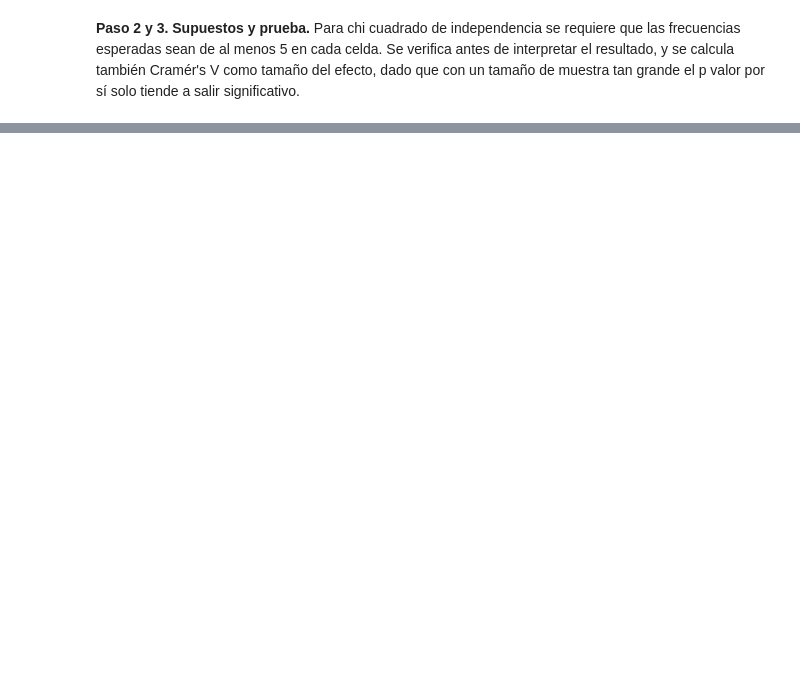
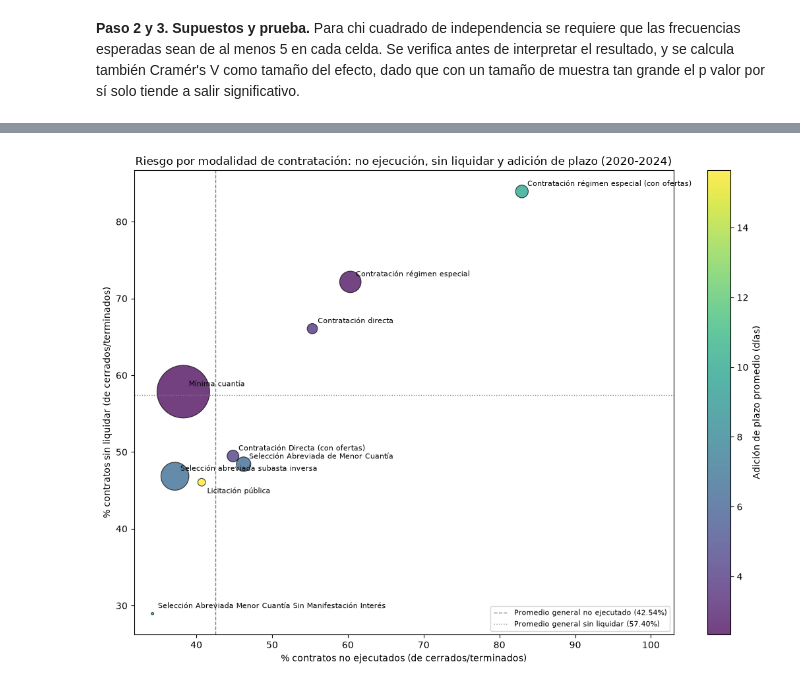
Before and after one commit to linamu24/CienciaDatosTaller1, a Jupyter notebook: notebooks/02_estrategia_y_desarrollo.ipynb, the cells around one changed output, grey strips where cells are left out. Cells and saved outputs as stored; diff of their text form; code cells hidden in the pictures; blank space fills up the shorter version.

```diff
--- a/notebooks/02_estrategia_y_desarrollo.ipynb
+++ b/notebooks/02_estrategia_y_desarrollo.ipynb
@@ -738,0 +362,18 @@ Finalmente, este análisis identifica asociaciones estadísticas y patrones desc
+# %%
+tabla_counts = pd.crosstab(df_cerrados['modalidad_de_contratacion'], df_cerrados['sin_liquidar'])
+tabla_pct = pd.crosstab(df_cerrados['modalidad_de_contratacion'], df_cerrados['sin_liquidar'], normalize='index') * 100
+
+print("Tabla de conteos")
+print(tabla_counts)
+print()
+print("Porcentaje sin_liquidar (columna 1) por modalidad")
+print(tabla_pct[1].sort_values(ascending=False))
+
+chi2, p, dof, expected = stats.chi2_contingency(tabla_counts)
+print()
+print(f"Chi2 = {chi2}, p = {p}, grados de libertad = {dof}")
+print(f"Minima frecuencia esperada: {expected.min()}")
+
+n = tabla_counts.sum().sum()
+cramers_v = np.sqrt(chi2 / (n * (min(tabla_counts.shape) - 1)))
+print(f"Cramér V: {cramers_v}")
@@ -738,0 +422,50 @@ Finalmente, este análisis identifica asociaciones estadísticas y patrones desc
+# %%
+resumen_modalidad = df_limpio.groupby('modalidad_de_contratacion').agg(
+    n_contratos=('modalidad_de_contratacion', 'size'),
+    dias_adicionados_promedio=('dias_adicionados', 'mean')
+)
+
+resumen_modalidad['pct_no_ejecutado'] = proporciones[True]
+resumen_modalidad['pct_sin_liquidar'] = tabla_pct[1]
+
+print(resumen_modalidad.round(2))
+
+fig, ax = plt.subplots(figsize=(11, 8))
+
+scatter = ax.scatter(
+    resumen_modalidad['pct_no_ejecutado'],
+    resumen_modalidad['pct_sin_liquidar'],
+    s=resumen_modalidad['n_contratos'] / 25,
+    c=resumen_modalidad['dias_adicionados_promedio'],
+    cmap='viridis',
+    alpha=0.75,
+    edgecolors='black',
+    linewidths=0.8
+)
+
+for modalidad, fila in resumen_modalidad.iterrows():
+    ax.annotate(
+        modalidad,
+        (fila['pct_no_ejecutado'], fila['pct_sin_liquidar']),
+        fontsize=8,
+        xytext=(6, -12 if modalidad == 'Licitación pública' else 6),
+        textcoords='offset points'
+    )
+
+ax.axvline(tasa_no_ejecutado_general, color='gray', linestyle='--', linewidth=1,
+           label=f'Promedio general no ejecutado ({tasa_no_ejecutado_general:.2f}%)')
+ax.axhline(tasa_sin_liquidar_general, color='gray', linestyle=':', linewidth=1,
+           label=f'Promedio general sin liquidar ({tasa_sin_liquidar_general:.2f}%)')
+ax.set_xlim(right=resumen_modalidad['pct_no_ejecutado'].max() + 20)
+
+ax.set_xlabel('% contratos no ejecutados (de cerrados/terminados)')
+ax.set_ylabel('% contratos sin liquidar (de cerrados/terminados)')
+ax.set_title('Riesgo por modalidad de contratación: no ejecución, sin liquidar y adición de plazo (2020-2024)')
+ax.legend(loc='lower right', fontsize=8)
+
+cbar = plt.colorbar(scatter, ax=ax)
+cbar.set_label('Adición de plazo promedio (días)')
+
+plt.tight_layout()
+plt.show()
+# %% [output]
@@ -738,0 +489 @@ Finalmente, este análisis identifica asociaciones estadísticas y patrones desc
+[figure, added]
```
Also changed, not shown: parts of 89 cells of this notebook.
